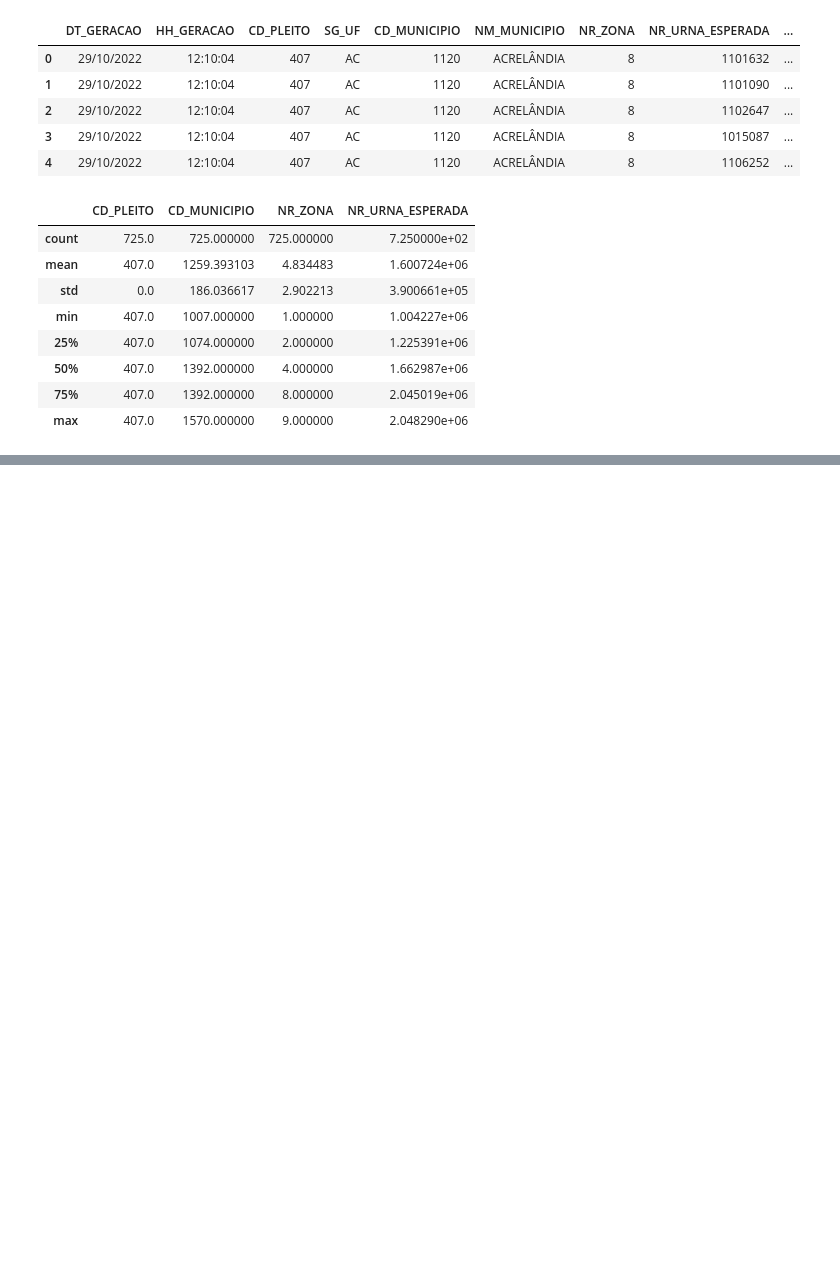
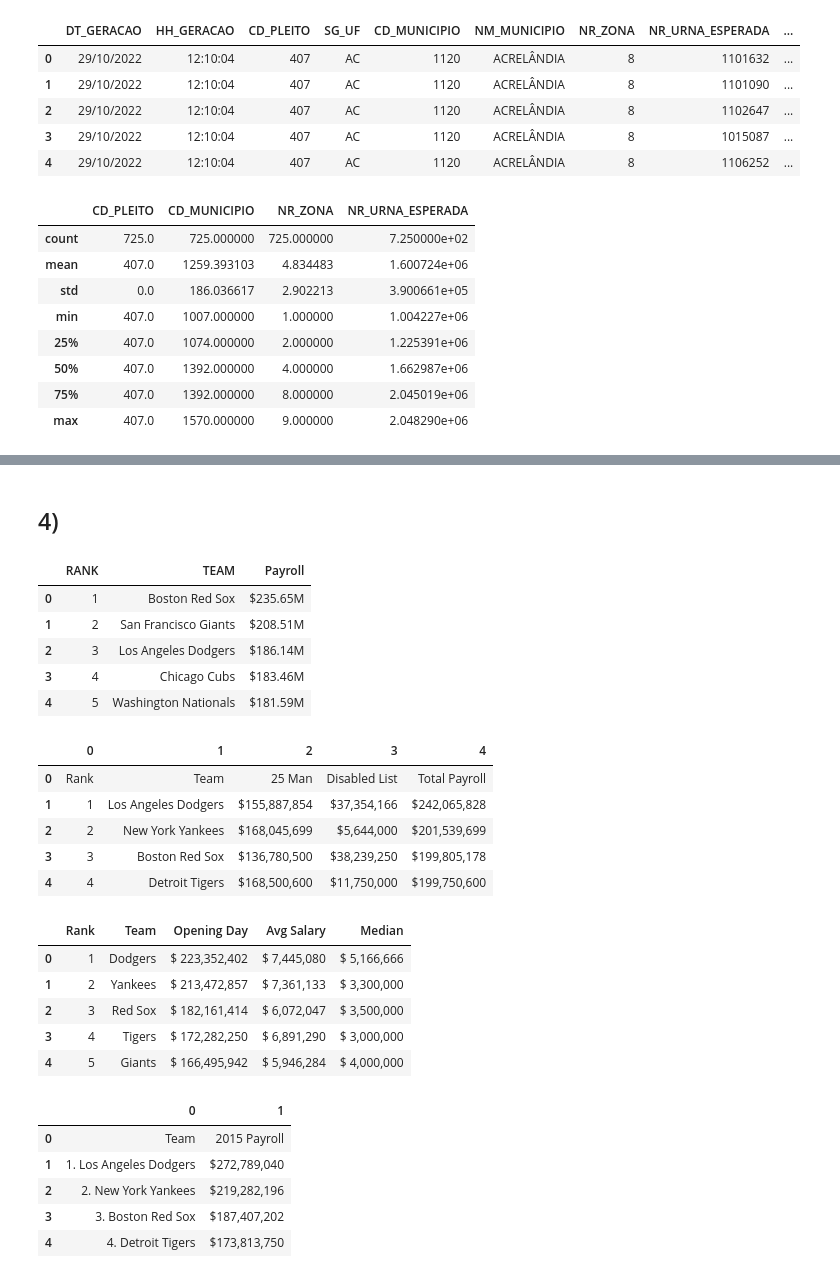
Before and after one commit to pdcos/analise_visual_ciencia_de_dados, a Jupyter notebook: participacao_4/solutions_4.ipynb, the cells around one changed output, grey strips where cells are left out. Drawn from its saved outputs; the diff is of its cells as text; code cells hidden in the pictures; blank space fills up the shorter version.

```diff
--- a/participacao_4/solutions_4.ipynb
+++ b/participacao_4/solutions_4.ipynb
@@ -105,0 +145,4 @@ df_tse.describe()
+# %%
+path = "https://web.archive.org/web/20181024132313/http://www.stevetheump.com/Payrolls.htm"
+response = requests.get(path)
+print(response.content)
@@ -105,0 +153,3 @@ df_tse.describe()
+# %%
+bs = BeautifulSoup(response.content, 'html.parser')
+print(bs.prettify())
@@ -105,0 +176,6 @@ df_tse.describe()
+# %%
+# Finds table in the html
+table = bs.find_all('table')[8]
+# Converte a tabela em um DataFrame
+df = pd.read_html(str(table))[0]
+df.head()
@@ -105,0 +189,33 @@ df_tse.describe()
+# %% [markdown]
+## 4)
+# %%
+# Printa as primeiras 4 tabelas do site
+for i in range(4):
+    table = bs.find_all('table')[i + 1]
+    df = pd.read_html(str(table))[0]
+    display(df.head())
+# %% [output]
+|  | RANK | TEAM | Payroll |
+| 0 | 1 | Boston Red Sox | $235.65M |
+| 1 | 2 | San Francisco Giants | $208.51M |
+| 2 | 3 | Los Angeles Dodgers | $186.14M |
+| 3 | 4 | Chicago Cubs | $183.46M |
+| 4 | 5 | Washington Nationals | $181.59M |
+|  | 0 | 1 | 2 | 3 | 4 |
+| 0 | Rank | Team | 25 Man | Disabled List | Total Payroll |
+| 1 | 1 | Los Angeles Dodgers | $155,887,854 | $37,354,166 | $242,065,828 |
+| 2 | 2 | New York Yankees | $168,045,699 | $5,644,000 | $201,539,699 |
+| 3 | 3 | Boston Red Sox | $136,780,500 | $38,239,250 | $199,805,178 |
+| 4 | 4 | Detroit Tigers | $168,500,600 | $11,750,000 | $199,750,600 |
+|  | Rank | Team | Opening Day | Avg Salary | Median |
+| 0 | 1 | Dodgers | $ 223,352,402 | $ 7,445,080 | $ 5,166,666 |
+| 1 | 2 | Yankees | $ 213,472,857 | $ 7,361,133 | $ 3,300,000 |
+| 2 | 3 | Red Sox | $ 182,161,414 | $ 6,072,047 | $ 3,500,000 |
+| 3 | 4 | Tigers | $ 172,282,250 | $ 6,891,290 | $ 3,000,000 |
+| 4 | 5 | Giants | $ 166,495,942 | $ 5,946,284 | $ 4,000,000 |
+|  | 0 | 1 |
+| 0 | Team | 2015 Payroll |
+| 1 | 1. Los Angeles Dodgers | $272,789,040 |
+| 2 | 2. New York Yankees | $219,282,196 |
+| 3 | 3. Boston Red Sox | $187,407,202 |
+| 4 | 4. Detroit Tigers | $173,813,750 |
```
Also changed, not shown: parts of 19 cells of this notebook.
